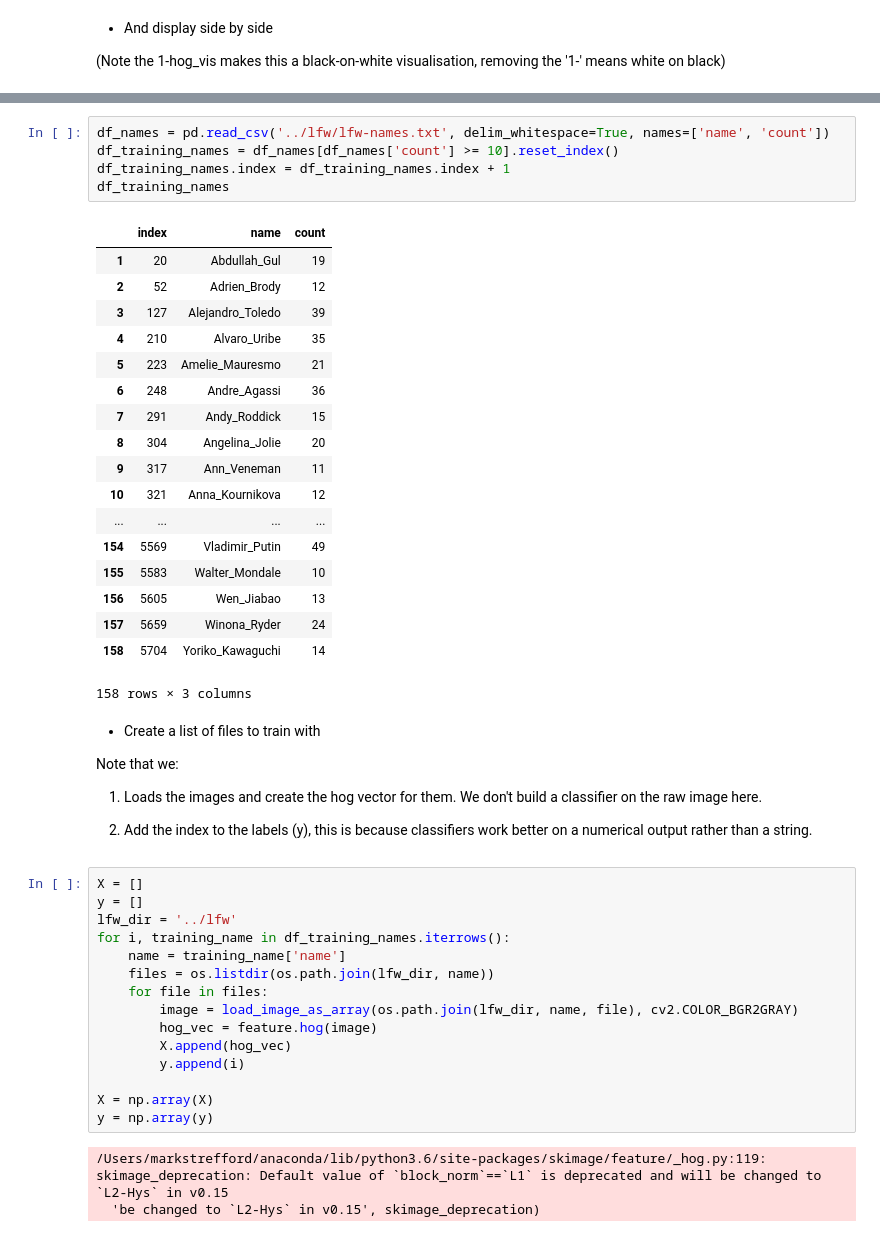
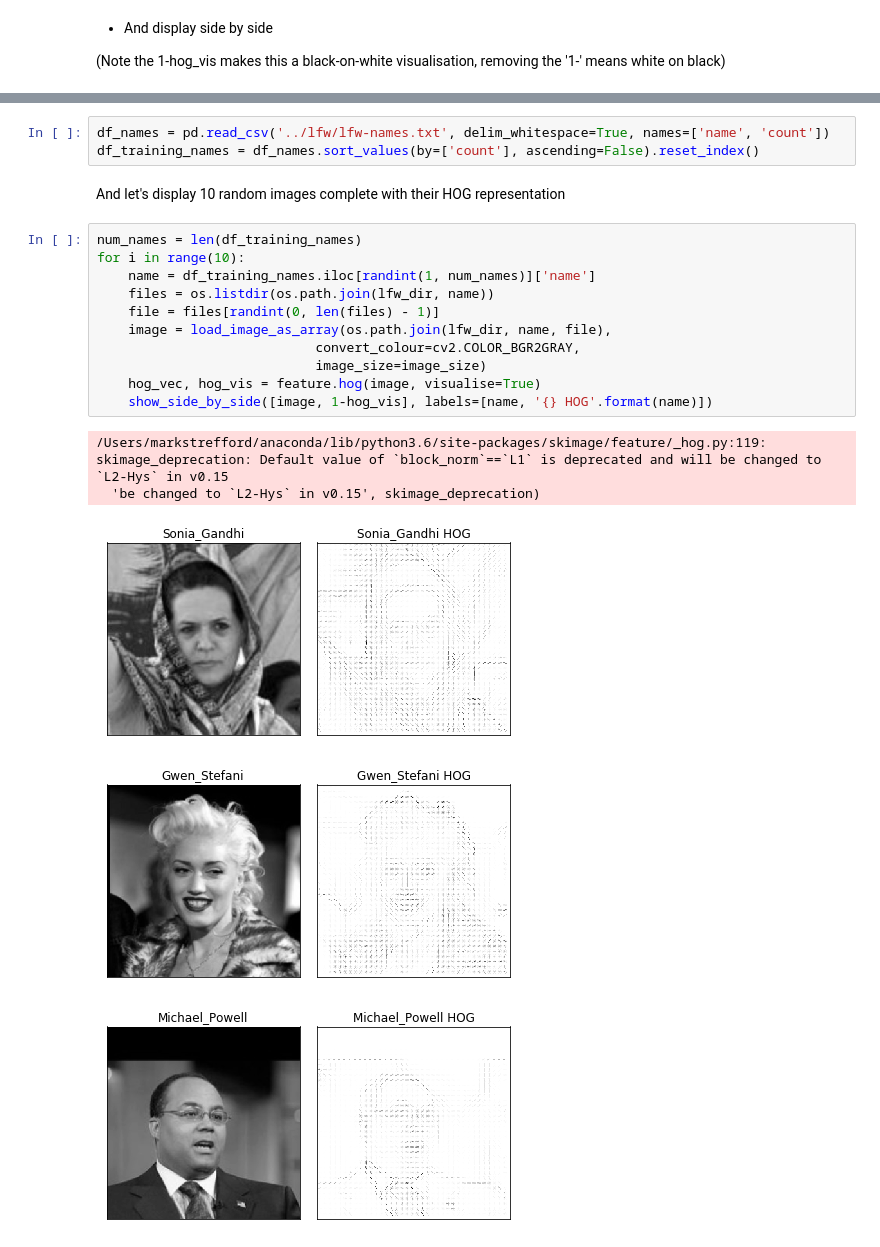
Before and after one commit to markstrefford/1.-Learning-Python-AI-by-Example, a Jupyter notebook: 2. Recognising Faces/Source/notebooks/hog-visualisation.ipynb, the cells around one changed output, grey strips where cells are left out. Saved outputs shown, nothing was run; the diff lists cells and outputs as text.

```diff
--- a/2. Recognising Faces/Source/notebooks/hog-visualisation.ipynb
+++ b/2. Recognising Faces/Source/notebooks/hog-visualisation.ipynb
@@ -55,50 +50,22 @@ We'll start by getting a list of names where there are at least 10 images. Reind
 # %%
 df_names = pd.read_csv('../lfw/lfw-names.txt', delim_whitespace=True, names=['name', 'count'])
-df_training_names = df_names[df_names['count'] >= 10].reset_index()
-df_training_names.index = df_training_names.index + 1
-df_training_names
+df_training_names = df_names.sort_values(by=['count'], ascending=False).reset_index()
-# %% [output]
-|  | index | name | count |
-| 1 | 20 | Abdullah_Gul | 19 |
-| 2 | 52 | Adrien_Brody | 12 |
-| 3 | 127 | Alejandro_Toledo | 39 |
-| 4 | 210 | Alvaro_Uribe | 35 |
-| 5 | 223 | Amelie_Mauresmo | 21 |
-| 6 | 248 | Andre_Agassi | 36 |
-| 7 | 291 | Andy_Roddick | 15 |
-| 8 | 304 | Angelina_Jolie | 20 |
-| 9 | 317 | Ann_Veneman | 11 |
-| 10 | 321 | Anna_Kournikova | 12 |
-| ... | ... | ... | ... |
-| 154 | 5569 | Vladimir_Putin | 49 |
-| 155 | 5583 | Walter_Mondale | 10 |
-| 156 | 5605 | Wen_Jiabao | 13 |
-| 157 | 5659 | Winona_Ryder | 24 |
-| 158 | 5704 | Yoriko_Kawaguchi | 14 |
-158 rows × 3 columns
-# %% [markdown]
-* Create a list of files to train with
-
-Note that we:
-
-1) Loads the images and create the hog vector for them.  We don't build a classifier on the raw image here.
-
-2) Add the index to the labels (y), this is because classifiers work better on a numerical output rather than a string.
+# %% [markdown]
+And let's display 10 random images complete with their HOG representation
 # %%
-X = []
-y = []
-lfw_dir = '../lfw'
-for i, training_name in df_training_names.iterrows():
-    name = training_name['name']
+num_names = len(df_training_names)
+for i in range(10):
+    name = df_training_names.iloc[randint(1, num_names)]['name']
     files = os.listdir(os.path.join(lfw_dir, name))
-    for file in files:
-        image = load_image_as_array(os.path.join(lfw_dir, name, file), cv2.COLOR_BGR2GRAY)
-        hog_vec = feature.hog(image)
-        X.append(hog_vec)
-        y.append(i)
-
-X = np.array(X)
-y = np.array(y)
+    file = files[randint(0, len(files) - 1)]
+    image = load_image_as_array(os.path.join(lfw_dir, name, file),
+                            convert_colour=cv2.COLOR_BGR2GRAY,
+                            image_size=image_size)
+    hog_vec, hog_vis = feature.hog(image, visualise=True)
+    show_side_by_side([image, 1-hog_vis], labels=[name, '{} HOG'.format(name)])
 # %% [output]
 /Users/markstrefford/anaconda/lib/python3.6/site-packages/skimage/feature/_hog.py:119: skimage_deprecation: Default value of `block_norm`==`L1` is deprecated and will be changed to `L2-Hys` in v0.15
   'be changed to `L2-Hys` in v0.15', skimage_deprecation)
+[figure, added]
+[figure, added]
+[figure, added]
```
Also changed, not shown: parts of 12 cells of this notebook, 1 other file.
